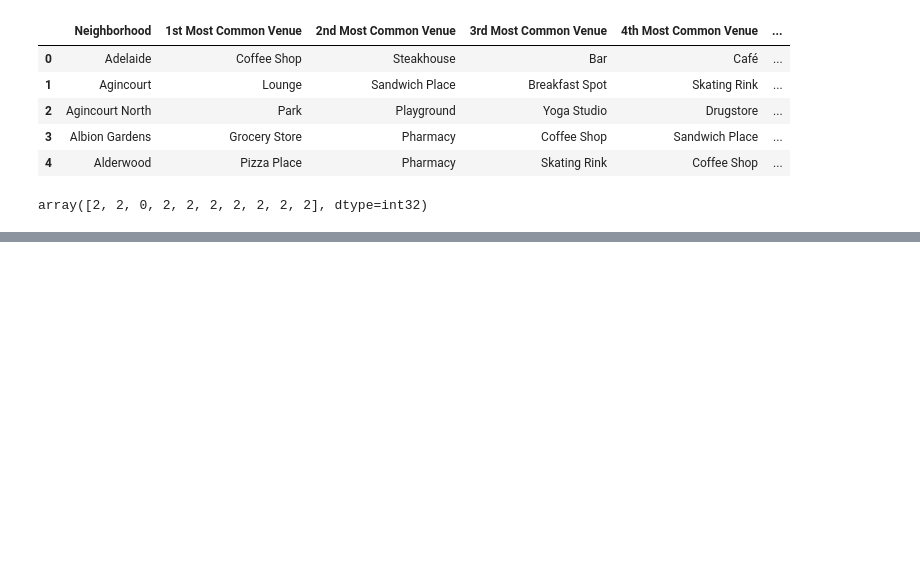
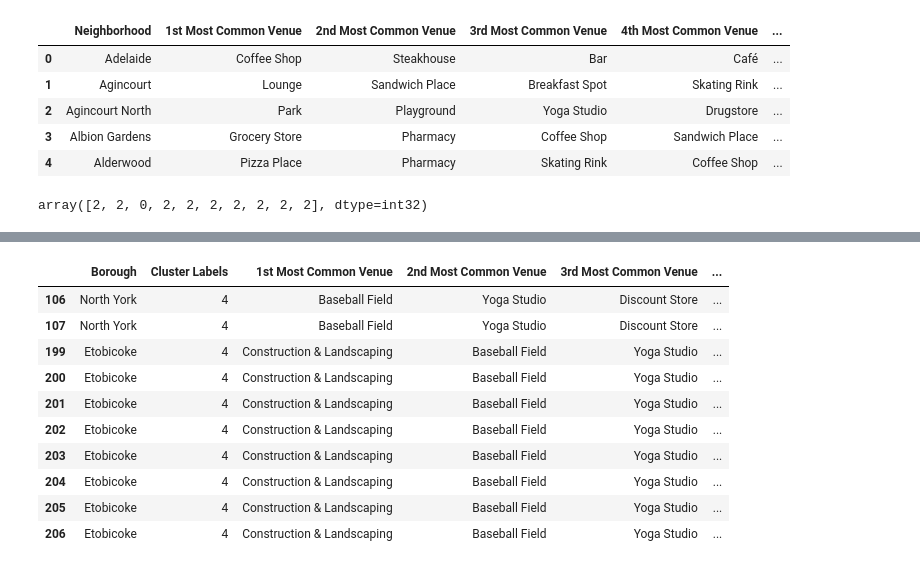
Before and after one commit to picachio/Toronto-Clustering, a Jupyter notebook: Clustering Toronto.ipynb, the cells around one changed output, grey strips where cells are left out. Saved outputs shown, nothing was run; the diff lists cells and outputs as text; code cells hidden in the pictures; blank space fills up the shorter version.

```diff
--- a/Clustering Toronto.ipynb
+++ b/Clustering Toronto.ipynb
@@ -563,0 +622,15 @@ TypeError: list indices must be integers or slices, not float
+# %%
+## Cluster 5
+toronto_merged.loc[toronto_merged['Cluster Labels'] == 4, toronto_merged.columns[[1] + list(range(5, toronto_merged.shape[1]))]]
+# %% [output]
+|  | Borough | Cluster Labels | 1st Most Common Venue | 2nd Most Common Venue | 3rd Most Common Venue | ... |
+| 106 | North York | 4 | Baseball Field | Yoga Studio | Discount Store | ... |
+| 107 | North York | 4 | Baseball Field | Yoga Studio | Discount Store | ... |
+| 199 | Etobicoke | 4 | Construction & Landscaping | Baseball Field | Yoga Studio | ... |
+| 200 | Etobicoke | 4 | Construction & Landscaping | Baseball Field | Yoga Studio | ... |
+| 201 | Etobicoke | 4 | Construction & Landscaping | Baseball Field | Yoga Studio | ... |
+| 202 | Etobicoke | 4 | Construction & Landscaping | Baseball Field | Yoga Studio | ... |
+| 203 | Etobicoke | 4 | Construction & Landscaping | Baseball Field | Yoga Studio | ... |
+| 204 | Etobicoke | 4 | Construction & Landscaping | Baseball Field | Yoga Studio | ... |
+| 205 | Etobicoke | 4 | Construction & Landscaping | Baseball Field | Yoga Studio | ... |
+| 206 | Etobicoke | 4 | Construction & Landscaping | Baseball Field | Yoga Studio | ... |
```
Also changed, not shown: parts of 7 cells of this notebook.
